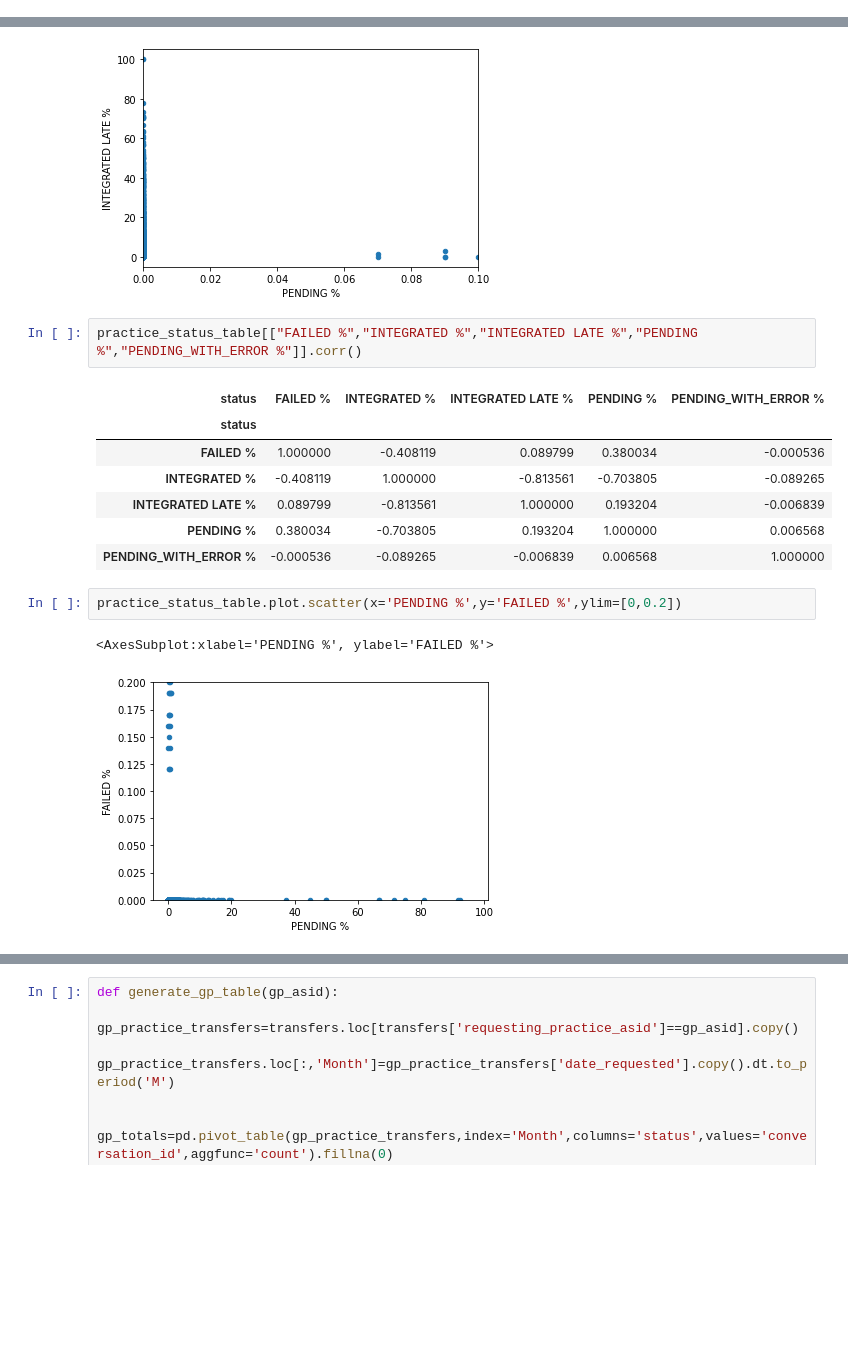
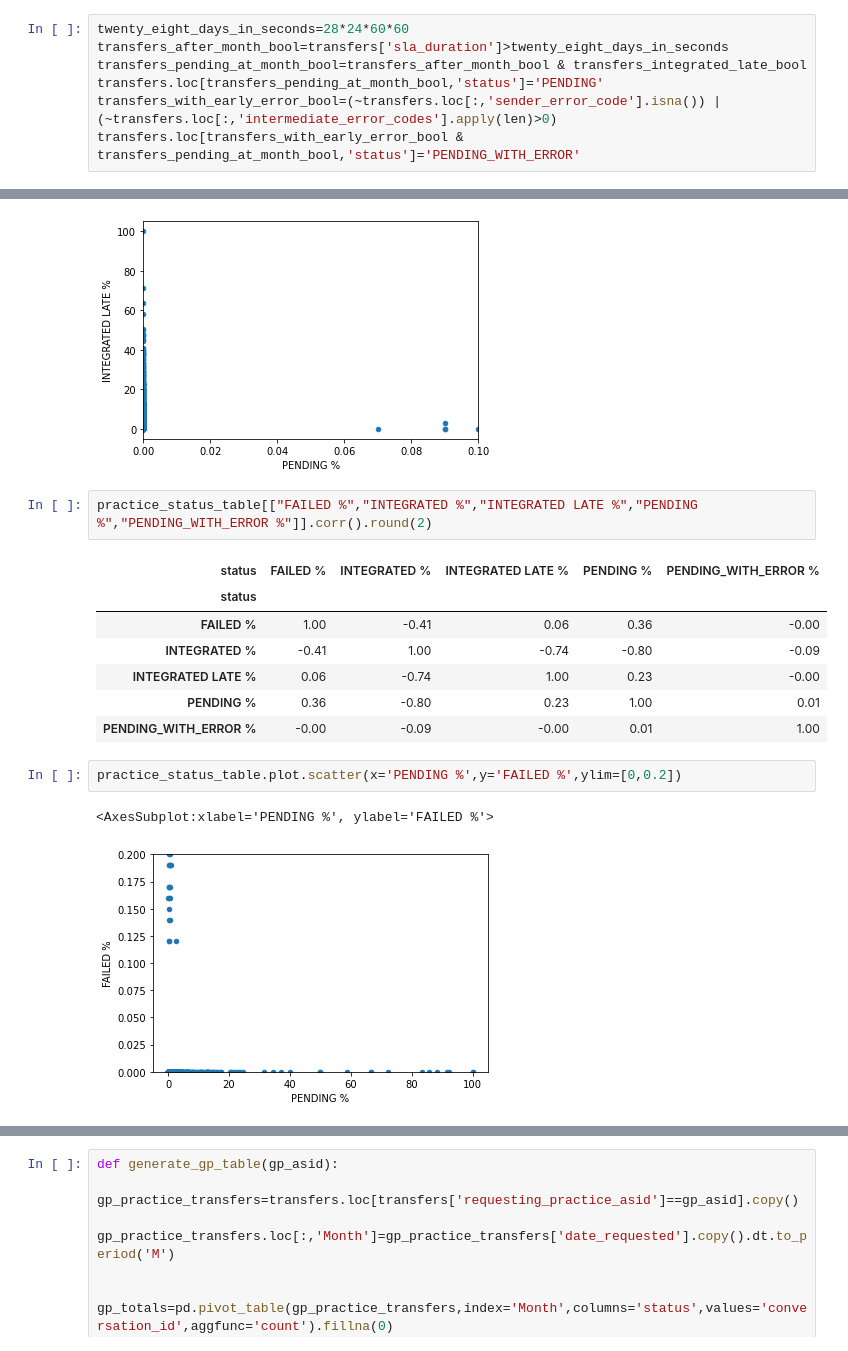
Before and after one commit to nhsconnect/prm-gp2gp-data-sandbox, a Jupyter notebook: notebooks/26-PRMT-1984--emis-emis-practice-level-behaviour.ipynb, the cells around one changed output, grey strips where cells are left out. Cells and saved outputs as stored; diff of their text form; blank space fills up the shorter version.

```diff
--- a/notebooks/26-PRMT-1984--emis-emis-practice-level-behaviour.ipynb
+++ b/notebooks/26-PRMT-1984--emis-emis-practice-level-behaviour.ipynb
@@ -57,6 +68,13 @@ transfers_after_sla_bool=transfers['sla_duration']>eight_days_in_seconds
 transfers_with_integrated_bool=transfers['status']=='INTEGRATED'
 transfers_integrated_late_bool=transfers_after_sla_bool & transfers_with_integrated_bool
 transfers.loc[transfers_integrated_late_bool,'status']='INTEGRATED LATE'
+# %%
+twenty_eight_days_in_seconds=28*24*60*60
+transfers_after_month_bool=transfers['sla_duration']>twenty_eight_days_in_seconds
+transfers_pending_at_month_bool=transfers_after_month_bool & transfers_integrated_late_bool
+transfers.loc[transfers_pending_at_month_bool,'status']='PENDING'
+transfers_with_early_error_bool=(~transfers.loc[:,'sender_error_code'].isna()) |(~transfers.loc[:,'intermediate_error_codes'].apply(len)>0)
+transfers.loc[transfers_with_early_error_bool & transfers_pending_at_month_bool,'status']='PENDING_WITH_ERROR'
 # %%
 # Supplier name mapping
 supplier_renaming = {
@@ -123,20 +154,20 @@ practice_status_table.plot.scatter(x='PENDING %',y='INTEGRATED LATE %',xlim=[0,0
 <AxesSubplot:xlabel='PENDING %', ylabel='INTEGRATED LATE %'>
 [figure]
 # %%
-practice_status_table[["FAILED %","INTEGRATED %","INTEGRATED LATE %","PENDING %","PENDING_WITH_ERROR %"]].corr()
+practice_status_table[["FAILED %","INTEGRATED %","INTEGRATED LATE %","PENDING %","PENDING_WITH_ERROR %"]].corr().round(2)
 # %% [output]
 | status | FAILED % | INTEGRATED % | INTEGRATED LATE % | PENDING % | PENDING_WITH_ERROR % |
 | status |  |  |  |  |  |
-| FAILED % | 1.000000 | -0.408119 | 0.089799 | 0.380034 | -0.000536 |
-| INTEGRATED % | -0.408119 | 1.000000 | -0.813561 | -0.703805 | -0.089265 |
-| INTEGRATED LATE % | 0.089799 | -0.813561 | 1.000000 | 0.193204 | -0.006839 |
-| PENDING % | 0.380034 | -0.703805 | 0.193204 | 1.000000 | 0.006568 |
-| PENDING_WITH_ERROR % | -0.000536 | -0.089265 | -0.006839 | 0.006568 | 1.000000 |
+| FAILED % | 1.00 | -0.41 | 0.06 | 0.36 | -0.00 |
+| INTEGRATED % | -0.41 | 1.00 | -0.74 | -0.80 | -0.09 |
+| INTEGRATED LATE % | 0.06 | -0.74 | 1.00 | 0.23 | -0.00 |
+| PENDING % | 0.36 | -0.80 | 0.23 | 1.00 | 0.01 |
+| PENDING_WITH_ERROR % | -0.00 | -0.09 | -0.00 | 0.01 | 1.00 |
 # %%
 practice_status_table.plot.scatter(x='PENDING %',y='FAILED %',ylim=[0,0.2])
 # %% [output]
 <AxesSubplot:xlabel='PENDING %', ylabel='FAILED %'>
-[figure, old version]
+[figure, new version]
 # %%
 practice_status_table.plot.scatter(x='TOTAL',y='PENDING')
 # %% [output]
```
Also changed, not shown: parts of 18 cells of this notebook.
